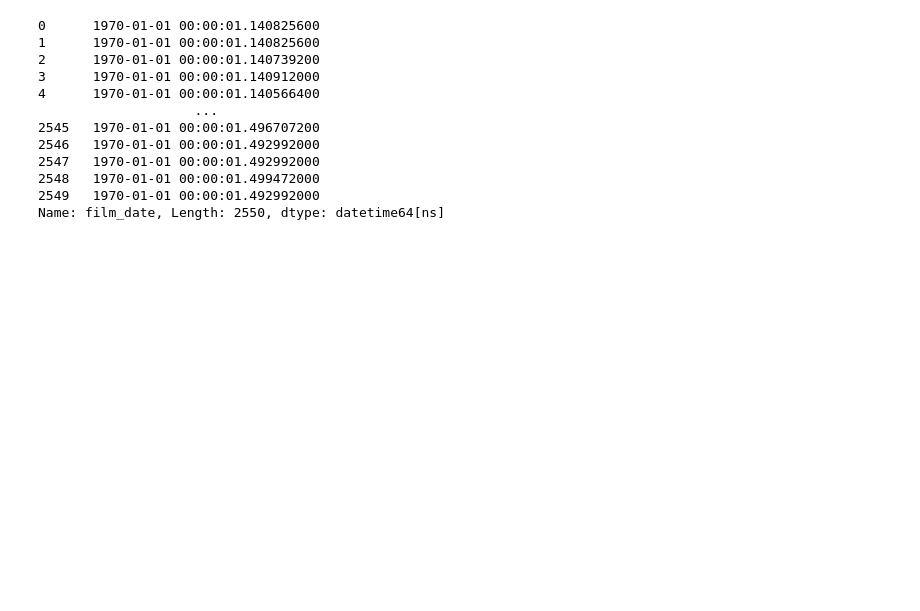
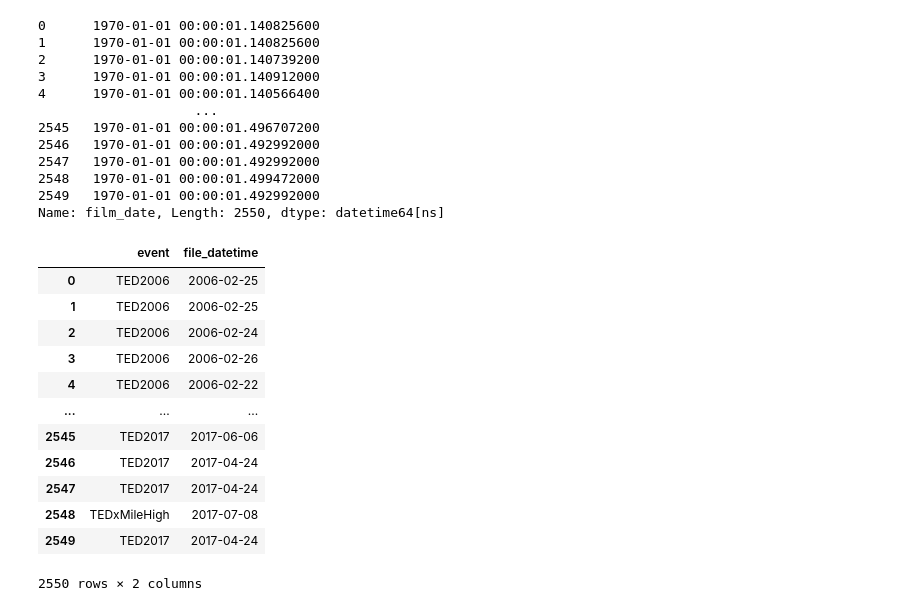
Before and after one commit to Iswaqasahmed/Data-Analysis, a Jupyter notebook: Day 4/tedtalk_analysis.ipynb, the cells around one changed output. Cells and saved outputs as stored; diff of their text form; code cells hidden in the pictures; blank space fills up the shorter version.

```diff
--- a/Day 4/tedtalk_analysis.ipynb
+++ b/Day 4/tedtalk_analysis.ipynb
@@ -199,0 +203,16 @@ Name: film_date, Length: 2550, dtype: datetime64[ns]
+# %%
+df[['event','file_datetime']]
+# %% [output]
+|  | event | file_datetime |
+| 0 | TED2006 | 2006-02-25 |
+| 1 | TED2006 | 2006-02-25 |
+| 2 | TED2006 | 2006-02-24 |
+| 3 | TED2006 | 2006-02-26 |
+| 4 | TED2006 | 2006-02-22 |
+| ... | ... | ... |
+| 2545 | TED2017 | 2017-06-06 |
+| 2546 | TED2017 | 2017-04-24 |
+| 2547 | TED2017 | 2017-04-24 |
+| 2548 | TEDxMileHigh | 2017-07-08 |
+| 2549 | TED2017 | 2017-04-24 |
+2550 rows × 2 columns
```
Also changed, not shown: parts of 30 cells of this notebook.
